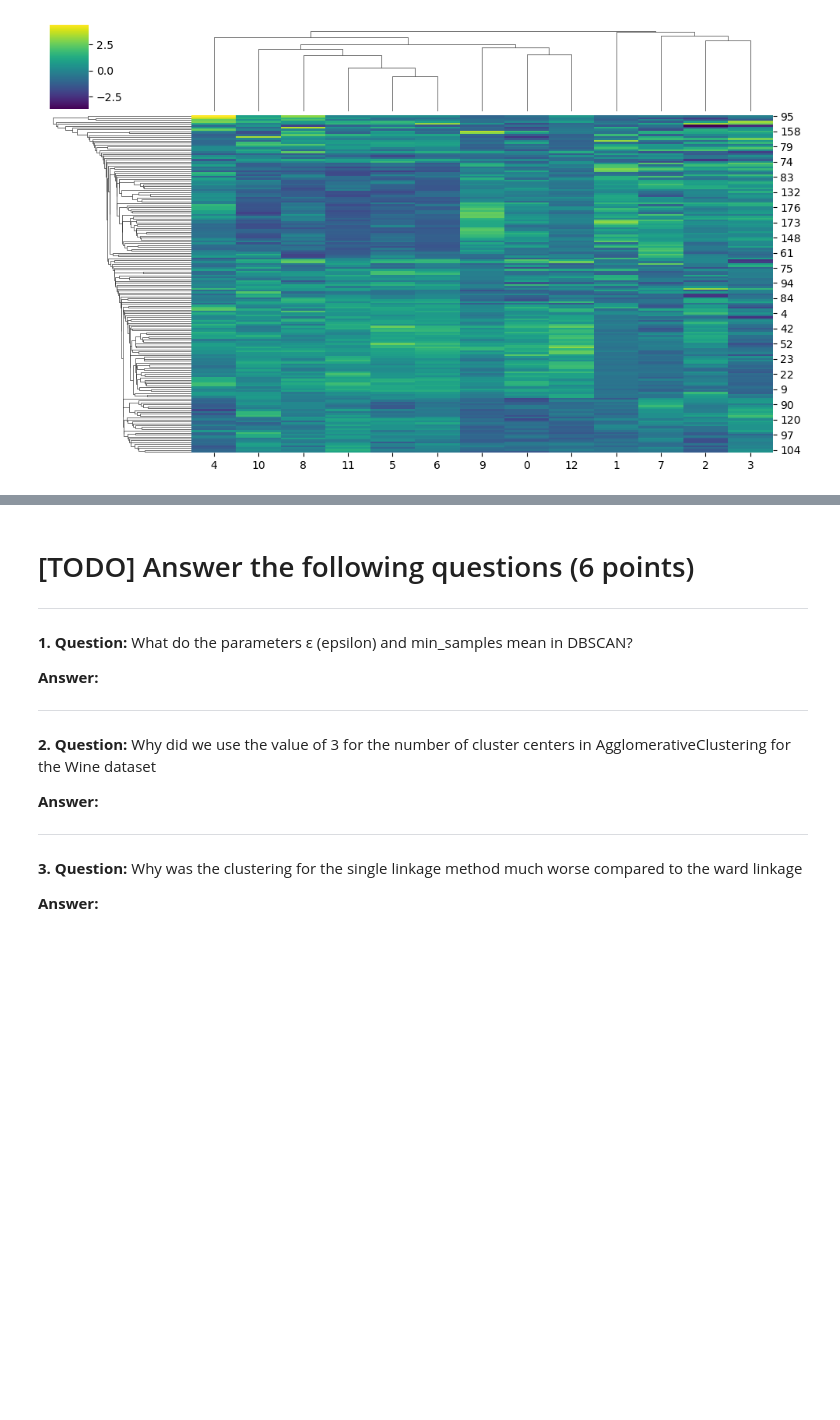
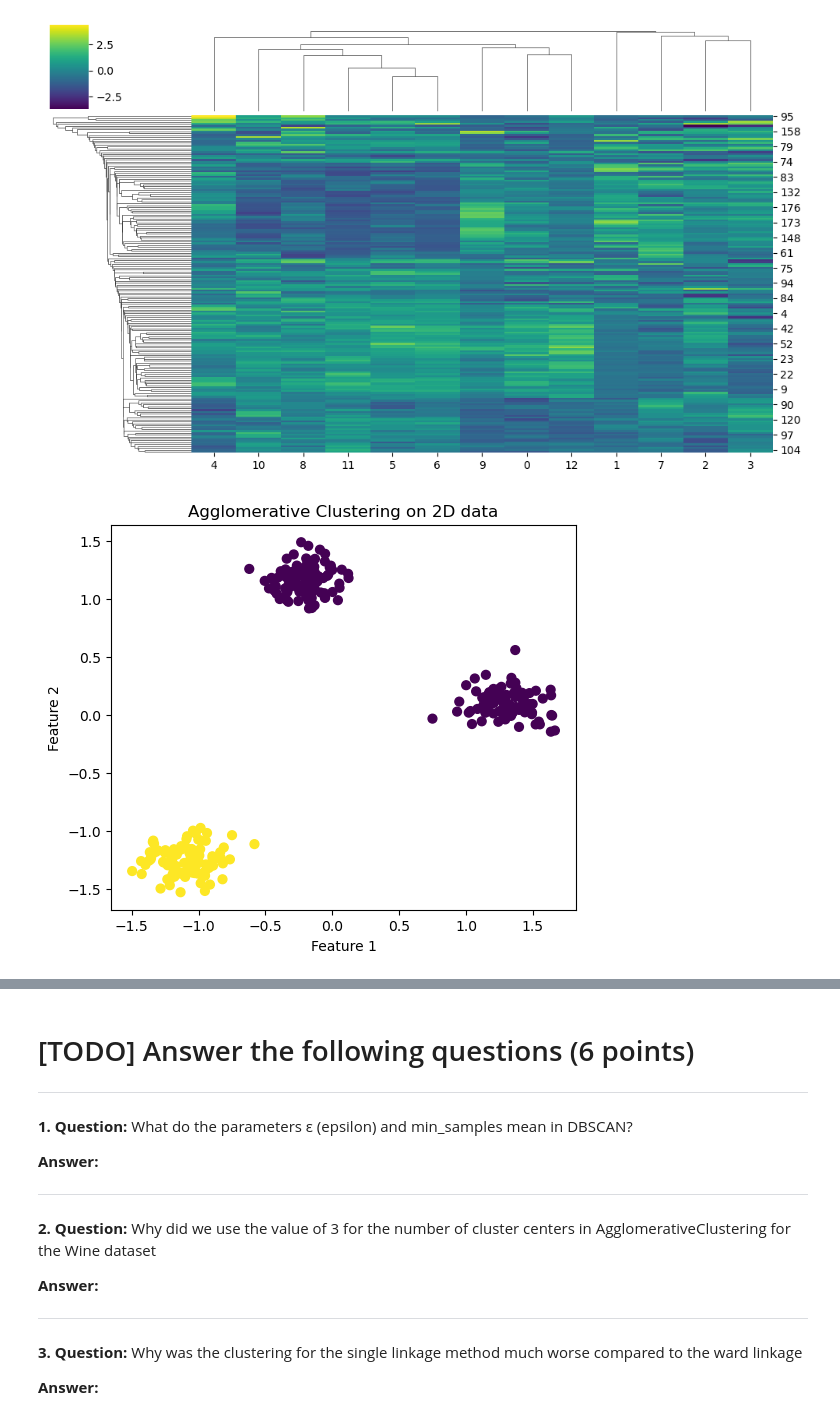
Before and after one commit to CS506-Boston-University/lab4-NathanDjunaedi, a Jupyter notebook: Lab_4.ipynb, the cells around one changed output, grey strips where cells are left out. Saved outputs shown, nothing was run; the diff lists cells and outputs as text; code cells hidden in the pictures; blank space fills up the shorter version.

Commit message:
agg2 (fit_predicts) done

```diff
--- a/Lab_4.ipynb
+++ b/Lab_4.ipynb
@@ -353,33 +353,35 @@ plt.show()
 # %%
 import matplotlib.pyplot as plt
 from sklearn.datasets import make_blobs
 from sklearn.preprocessing import StandardScaler
 from sklearn.cluster import AgglomerativeClustering
 
 # Generate synthetic 2D data (3 blobs)
 X, y_true = make_blobs(n_samples=300, centers=3, cluster_std=0.8, random_state=42)
 
 # Scale for better distance-based clustering
 X_scaled = StandardScaler().fit_transform(X)
 
 
 # ---------------------------------------------
 # TODO Run Agglomerative Clustering (Ward linkage, Euclidean distance) and then fit_predict on the X_scaled data (part 11) (2 points)
 # ---------------------------------------------
-agg =
-labels = agg.
+agg = AgglomerativeClustering(linkage='ward', metric='euclidean')
+labels = agg.fit_predict(X_scaled)
 
 # ----------------------------
 # Implementation ends here
 # ----------------------------
 
 # Visualize the cluster labels
 plt.figure(figsize=(6,5))
 plt.scatter(X_scaled[:, 0], X_scaled[:, 1], c=labels, cmap="viridis", s=40)
 plt.title("Agglomerative Clustering on 2D data")
 plt.xlabel("Feature 1")
 plt.ylabel("Feature 2")
 plt.show()
+# %% [output]
+[figure, added]
 # %%
 import matplotlib.pyplot as plt
 from sklearn.datasets import make_blobs
```
Also changed, not shown: parts of 1 cell of this notebook.
